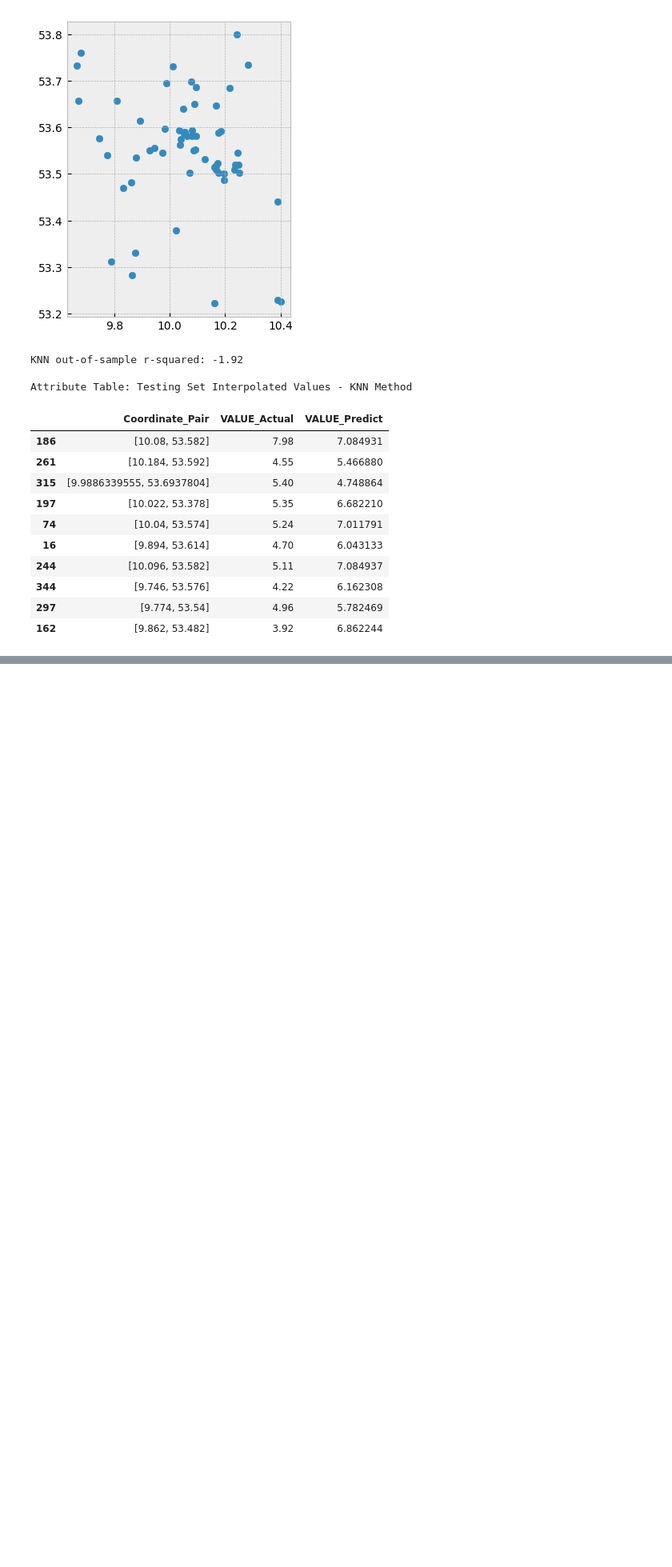
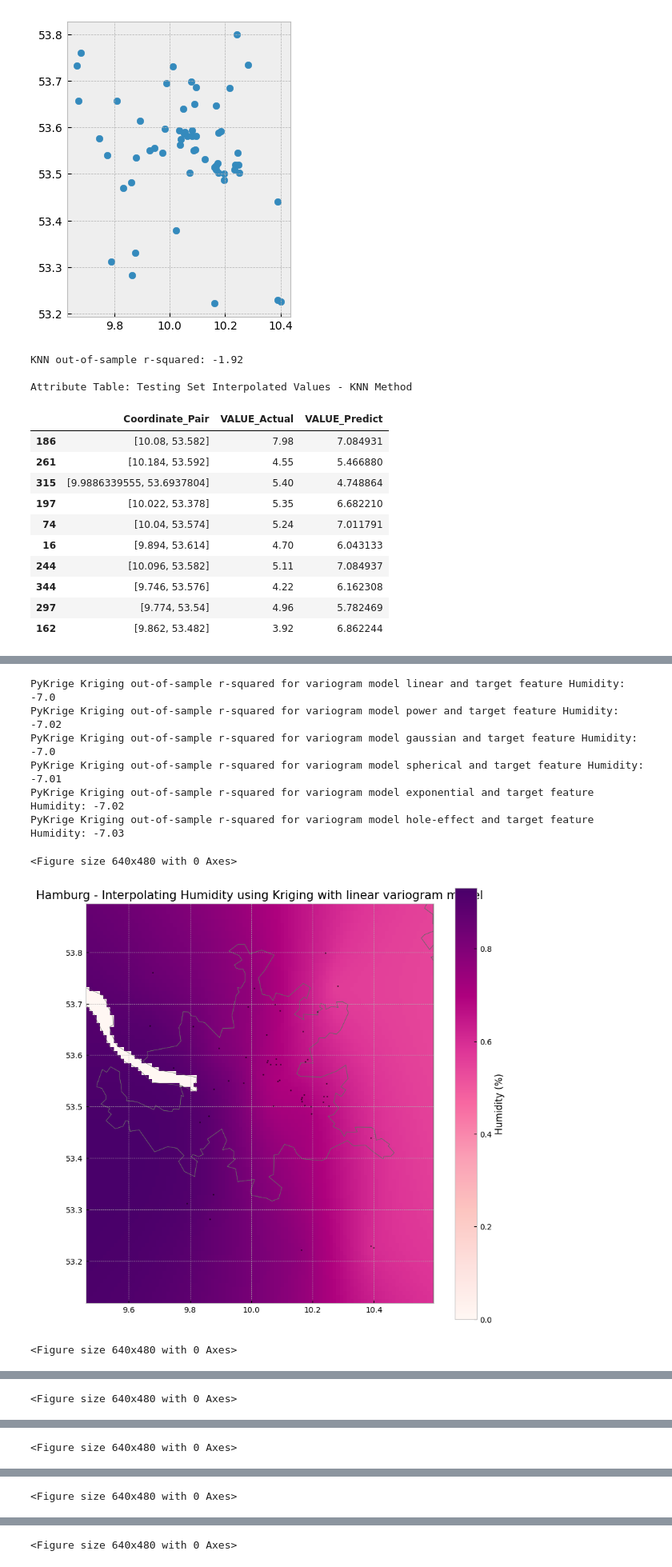
Before and after one commit to IanBuck-dev/master-thesis-data-science, a Jupyter notebook: sensor-data-ml-demo.ipynb, the cells around one changed output, grey strips where cells are left out. Shown at 80% size. Drawn from its saved outputs; the diff is of its cells as text; code cells hidden in the pictures; blank space fills up the shorter version.

Commit message:
Add humidity interpolation

```diff
--- a/sensor-data-ml-demo.ipynb
+++ b/sensor-data-ml-demo.ipynb
@@ -116,21 +116,19 @@ def to_numpy_list(geo_series):
     return [[point.x, point.y]
             for point in geo_series.to_numpy()]
 
-def geo_df_to_train_test_sets(gdf: gpd.GeoDataFrame) :
+def geo_df_to_train_test_sets(gdf: gpd.GeoDataFrame, target_feature: str = 'Temperature') :
+    """
+    Splits a GeoDataFrame into train and test sets.
+    :param gdf: The GeoDataFrame to split.
+    :param target_feature: The name of the target feature. Can be any column in the GeoDataFrame: 'Temperature', 'Humidity', 'Pressure'.
+    """
     coords_train, coords_test, value_train, value_test = train_test_split(
-        gdf.geometry, gdf.Temperature, test_size=0.2, random_state=0)
+        gdf.geometry, gdf[target_feature], test_size=0.2, random_state=0)
 
     coords_train = to_numpy_list(coords_train)
     coords_test = to_numpy_list(coords_test)
 
     return coords_train, coords_test, value_train, value_test
-
-coords_geo_train, coords_geo_test, value_geo_train, value_geo_test = geo_df_to_train_test_sets(filtered_gdf)
-# Add cross validation
-# print(coords_geo_train)
-# print(coords_geo_train)
-# print(value_geo_train)
-# print(value_geo_train)
 # %% [output]
 [figure]
 # %%
@@ -341,0 +360,47 @@ AttributeError: 'GeoDataFrame' object has no attribute 'nodata'
+# %%
+# Interpolate humidity data using ordinary kriging with various variogram models to compare r2 scores
+raster_pk_extent_hum_l, raster_pk_hum_l, x_coords_hum_l, y_coords_hum_l, coords_train_hum_l, coords_test_hum_l, value_train_hum_l, value_test_hum_l, Z_pk_krig_hum_l, sigma_squared_p_krig_hum_l, poly_shapely_hum_l = interpolate_ordinary_kriging(
+    krigin_gdf, 'linear', 'Humidity', True)
+
+# Same for power, gaussian, spherical, exponential and hole-effect
+raster_pk_extent_hum_p, raster_pk_hum_p, x_coords_hum_p, y_coords_hum_p, coords_train_hum_p, coords_test_hum_p, value_train_hum_p, value_test_hum_p, Z_pk_krig_hum_p, sigma_squared_p_krig_hum_p, poly_shapely_hum_p = interpolate_ordinary_kriging(
+    krigin_gdf, 'power', 'Humidity', True)
+
+raster_pk_extent_hum_g, raster_pk_hum_g, x_coords_hum_g, y_coords_hum_g, coords_train_hum_g, coords_test_hum_g, value_train_hum_g, value_test_hum_g, Z_pk_krig_hum_g, sigma_squared_p_krig_hum_g, poly_shapely_hum_g = interpolate_ordinary_kriging(
+    krigin_gdf, 'gaussian', 'Humidity', True)
+
+raster_pk_extent_hum_s, raster_pk_hum_s, x_coords_hum_s, y_coords_hum_s, coords_train_hum_s, coords_test_hum_s, value_train_hum_s, value_test_hum_s, Z_pk_krig_hum_s, sigma_squared_p_krig_hum_s, poly_shapely_hum_s = interpolate_ordinary_kriging(
+    krigin_gdf, 'spherical', 'Humidity', True)
+
+raster_pk_extent_hum_e, raster_pk_hum_e, x_coords_hum_e, y_coords_hum_e, coords_train_hum_e, coords_test_hum_e, value_train_hum_e, value_test_hum_e, Z_pk_krig_hum_e, sigma_squared_p_krig_hum_e, poly_shapely_hum_e = interpolate_ordinary_kriging(
+    krigin_gdf, 'exponential', 'Humidity', True)
+
+raster_pk_extent_hum_h, raster_pk_hum_h, x_coords_hum_h, y_coords_hum_h, coords_train_hum_h, coords_test_hum_h, value_train_hum_h, value_test_hum_h, Z_pk_krig_hum_h, sigma_squared_p_krig_hum_h, poly_shapely_hum_h = interpolate_ordinary_kriging(
+    krigin_gdf, 'hole-effect', 'Humidity', True)
+
+
+ge5000_clipped = ge5000.clip(poly_shapely_hum_l)
+
+# Plot humidity kriging results
+plot_kriging_data(raster_pk_hum_l, x_coords_hum_l,
+                  y_coords_hum_l, 'linear', 'Humidity', 'Humidity (%)')
+plot_kriging_data(raster_pk_hum_p, x_coords_hum_p,
+                    y_coords_hum_p, 'power', 'Humidity', 'Humidity (%)')
+plot_kriging_data(raster_pk_hum_g, x_coords_hum_g,
+                    y_coords_hum_g, 'gaussian', 'Humidity', 'Humidity (%)')
+plot_kriging_data(raster_pk_hum_s, x_coords_hum_s,
+                    y_coords_hum_s, 'spherical', 'Humidity', 'Humidity (%)')
+plot_kriging_data(raster_pk_hum_e, x_coords_hum_e,
+                    y_coords_hum_e, 'exponential', 'Humidity', 'Humidity (%)')
+plot_kriging_data(raster_pk_hum_h, x_coords_hum_h,
+                    y_coords_hum_h, 'hole-effect', 'Humidity', 'Humidity (%)')
+# %% [output]
+PyKrige Kriging out-of-sample r-squared for variogram model linear and target feature Humidity: -7.0
+PyKrige Kriging out-of-sample r-squared for variogram model power and target feature Humidity: -7.02
+PyKrige Kriging out-of-sample r-squared for variogram model gaussian and target feature Humidity: -7.0
+PyKrige Kriging out-of-sample r-squared for variogram model spherical and target feature Humidity: -7.01
+PyKrige Kriging out-of-sample r-squared for variogram model exponential and target feature Humidity: -7.02
+PyKrige Kriging out-of-sample r-squared for variogram model hole-effect and target feature Humidity: -7.03
+<Figure size 640x480 with 0 Axes>
+[figure, added]
+<Figure size 640x480 with 0 Axes>
@@ -341,0 +408 @@ AttributeError: 'GeoDataFrame' object has no attribute 'nodata'
+<Figure size 640x480 with 0 Axes>
@@ -341,0 +410 @@ AttributeError: 'GeoDataFrame' object has no attribute 'nodata'
+<Figure size 640x480 with 0 Axes>
@@ -341,0 +412 @@ AttributeError: 'GeoDataFrame' object has no attribute 'nodata'
+<Figure size 640x480 with 0 Axes>
@@ -341,0 +414 @@ AttributeError: 'GeoDataFrame' object has no attribute 'nodata'
+<Figure size 640x480 with 0 Axes>
```
Also changed, not shown: parts of 5 cells of this notebook.
